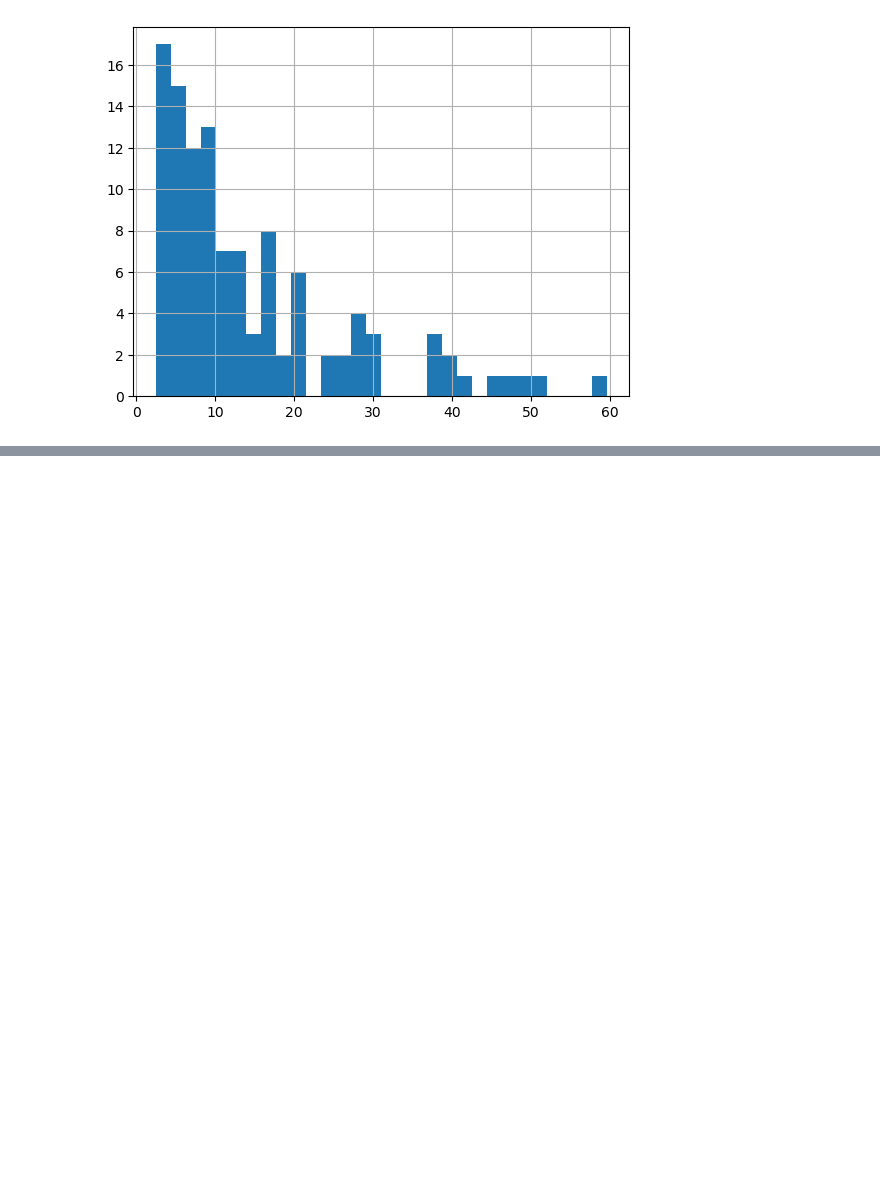
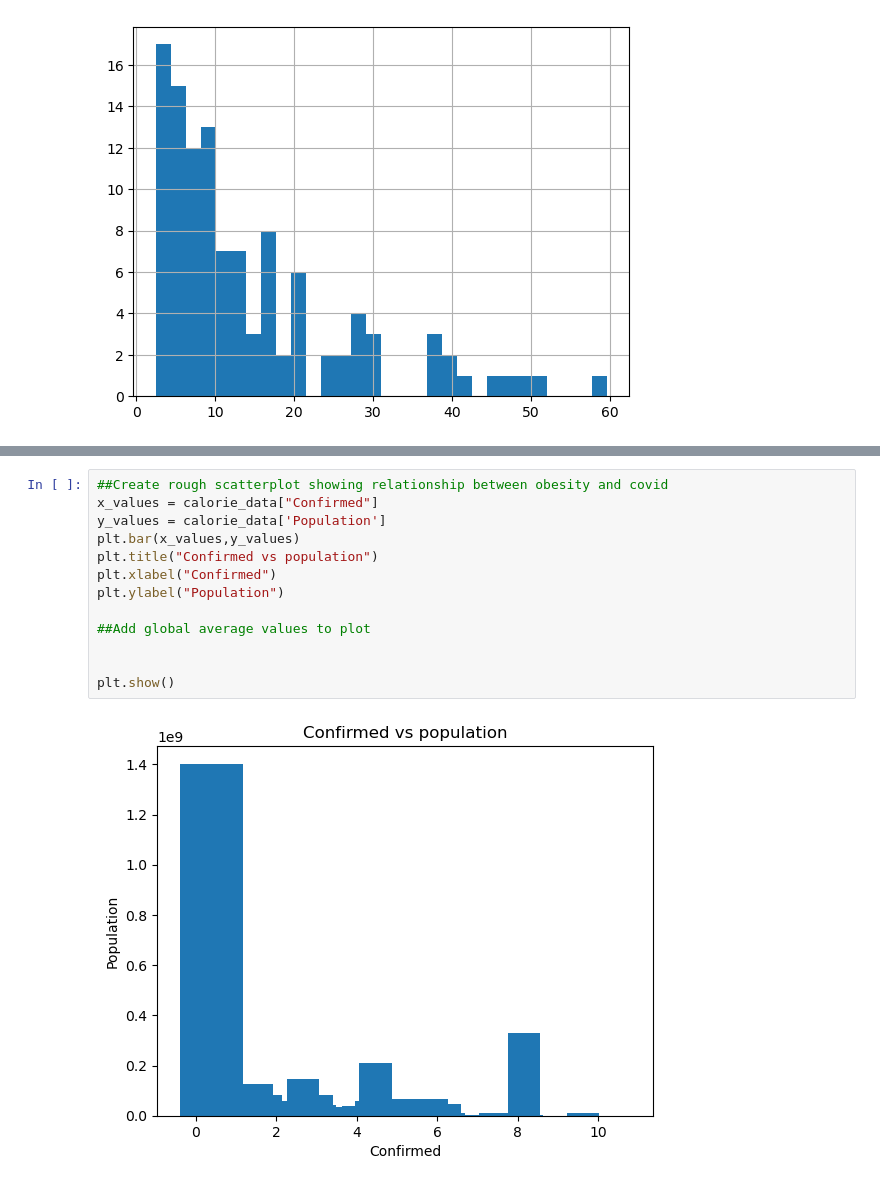
Before and after one commit to Knowmad211/UCB_Project_1, a Jupyter notebook: Anthony_EDA.ipynb, the cells around one changed output, grey strips where cells are left out. Cells and saved outputs as stored; diff of their text form; blank space fills up the shorter version.

```diff
--- a/Anthony_EDA.ipynb
+++ b/Anthony_EDA.ipynb
@@ -176,0 +200,15 @@ df["Undernourished"].hist(bins=30)
+# %%
+##Create rough scatterplot showing relationship between obesity and covid
+x_values = calorie_data["Confirmed"]
+y_values = calorie_data['Population']
+plt.bar(x_values,y_values)
+plt.title("Confirmed vs population")
+plt.xlabel("Confirmed")
+plt.ylabel("Population")
+
+##Add global average values to plot
+
+
+plt.show()
+# %% [output]
+[figure, added]
```
Also changed, not shown: parts of 5 cells of this notebook.
